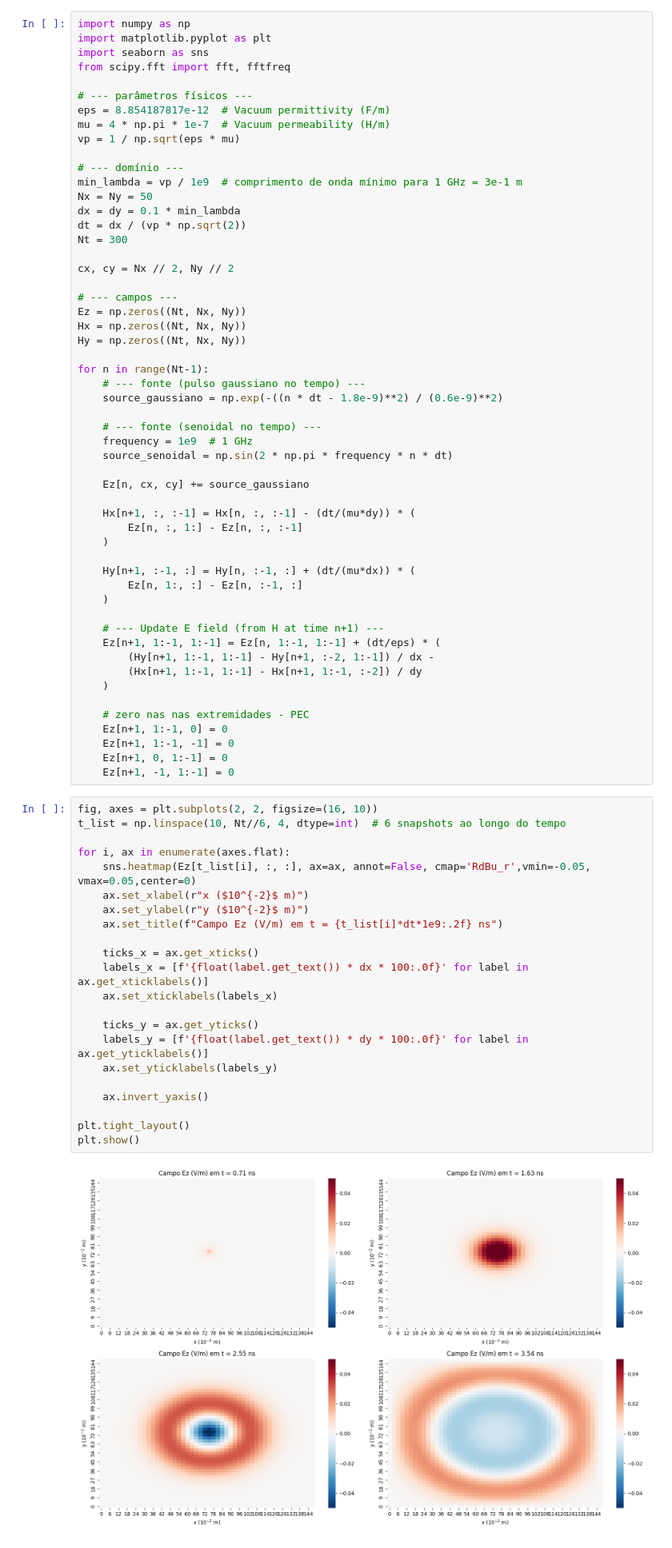
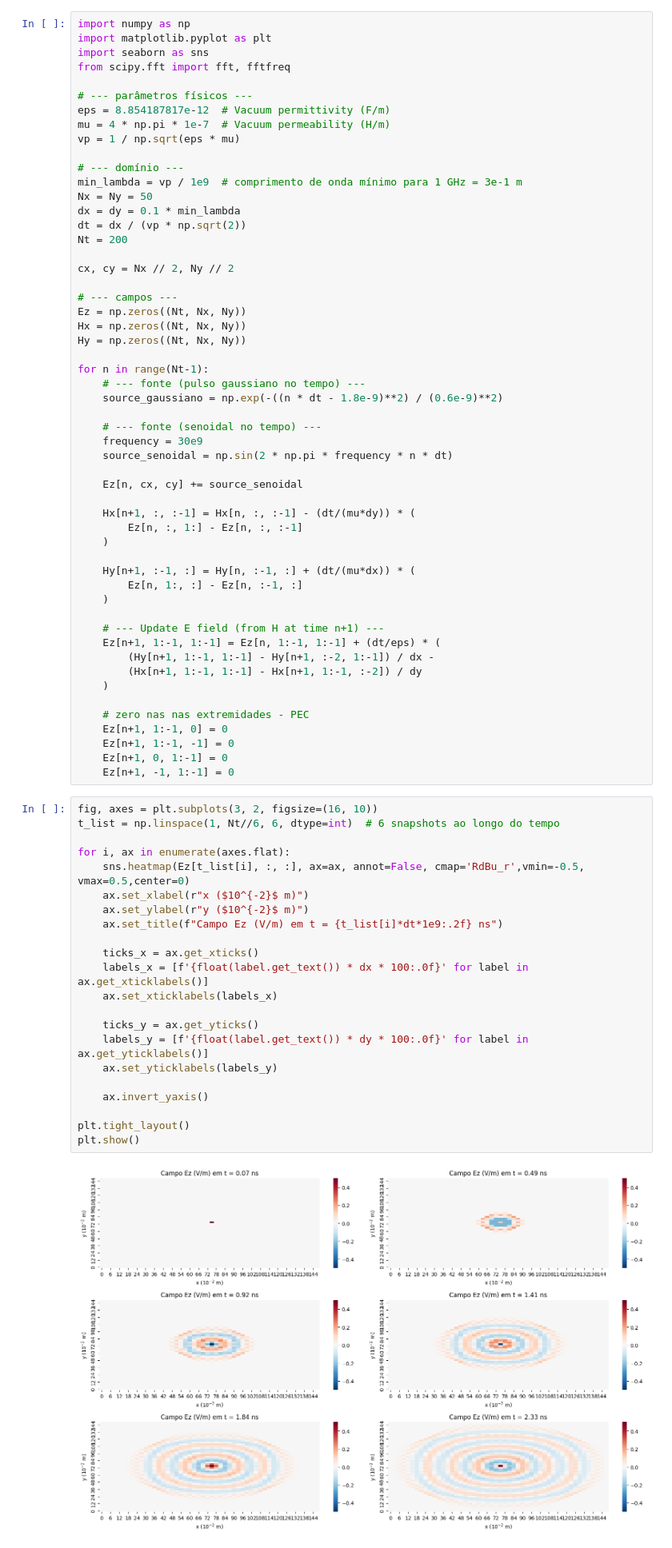
Before and after one commit to RaphaelLeivas/eletrocomp-2026-1, a Jupyter notebook: notebooks/lista3/lista3_4.4.ipynb, the cells around one changed output. Shown at 80% size. Saved outputs shown, nothing was run; the diff lists cells and outputs as text.

```diff
--- a/notebooks/lista3/lista3_4.4.ipynb
+++ b/notebooks/lista3/lista3_4.4.ipynb
@@ -14,7 +14,7 @@ min_lambda = vp / 1e9  # comprimento de onda mínimo para 1 GHz = 3e-1 m
 Nx = Ny = 50
 dx = dy = 0.1 * min_lambda
 dt = dx / (vp * np.sqrt(2))
-Nt = 300
+Nt = 200
 
 cx, cy = Nx // 2, Ny // 2
 
@@ -28,10 +28,10 @@ for n in range(Nt-1):
     source_gaussiano = np.exp(-((n * dt - 1.8e-9)**2) / (0.6e-9)**2)
 
     # --- fonte (senoidal no tempo) ---
-    frequency = 1e9  # 1 GHz
+    frequency = 30e9
     source_senoidal = np.sin(2 * np.pi * frequency * n * dt)
 
-    Ez[n, cx, cy] += source_gaussiano
+    Ez[n, cx, cy] += source_senoidal
 
     Hx[n+1, :, :-1] = Hx[n, :, :-1] - (dt/(mu*dy)) * (
         Ez[n, :, 1:] - Ez[n, :, :-1]
@@ -53,29 +53,29 @@ for n in range(Nt-1):
     Ez[n+1, 0, 1:-1] = 0
     Ez[n+1, -1, 1:-1] = 0
 # %%
-fig, axes = plt.subplots(2, 2, figsize=(16, 10))
-t_list = np.linspace(10, Nt//6, 4, dtype=int)  # 6 snapshots ao longo do tempo
+fig, axes = plt.subplots(3, 2, figsize=(16, 10))
+t_list = np.linspace(1, Nt//6, 6, dtype=int)  # 6 snapshots ao longo do tempo
 
 for i, ax in enumerate(axes.flat):
-    sns.heatmap(Ez[t_list[i], :, :], ax=ax, annot=False, cmap='RdBu_r',vmin=-0.05, vmax=0.05,center=0)
+    sns.heatmap(Ez[t_list[i], :, :], ax=ax, annot=False, cmap='RdBu_r',vmin=-0.5, vmax=0.5,center=0)
     ax.set_xlabel(r"x ($10^{-2}$ m)")
     ax.set_ylabel(r"y ($10^{-2}$ m)")
     ax.set_title(f"Campo Ez (V/m) em t = {t_list[i]*dt*1e9:.2f} ns")
 
     ticks_x = ax.get_xticks()
     labels_x = [f'{float(label.get_text()) * dx * 100:.0f}' for label in ax.get_xticklabels()]
     ax.set_xticklabels(labels_x)
 
     ticks_y = ax.get_yticks()
     labels_y = [f'{float(label.get_text()) * dy * 100:.0f}' for label in ax.get_yticklabels()]
     ax.set_yticklabels(labels_y)
 
     ax.invert_yaxis()
 
 plt.tight_layout()
 plt.show()
 # %% [output]
-[figure, old version]
+[figure, new version]
 # %%
 fig, axes = plt.subplots(2, 2, figsize=(16, 10))
 t_list = np.linspace(10, Nt//6, 4, dtype=int)  # 6 snapshots ao longo do tempo
```
Also changed, not shown: parts of 4 cells of this notebook, 6 other files.
